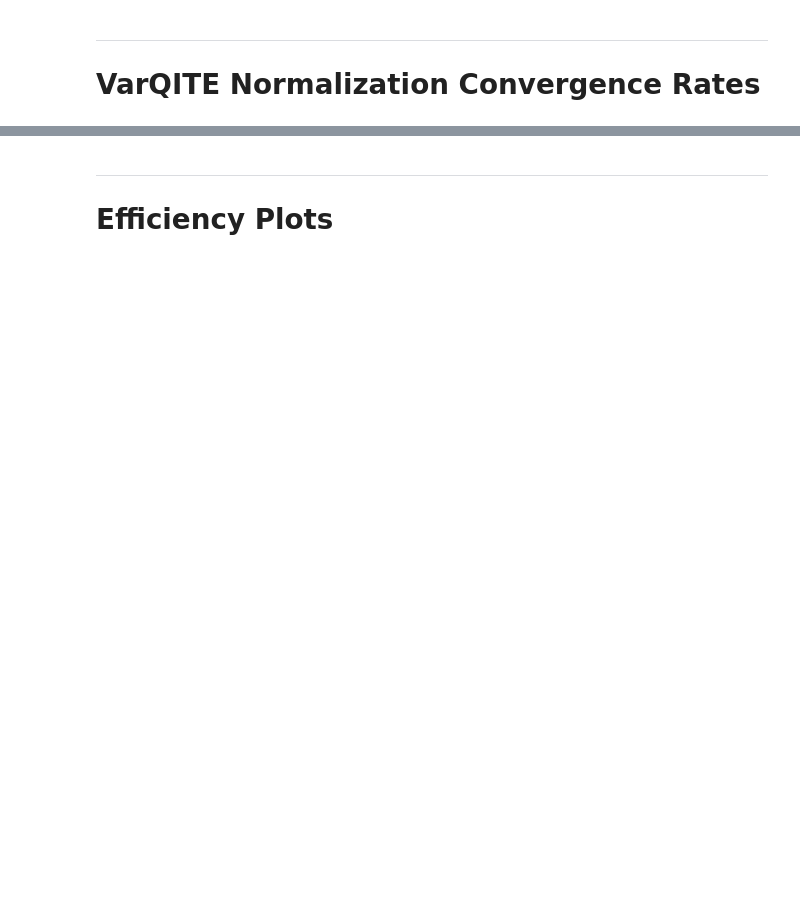
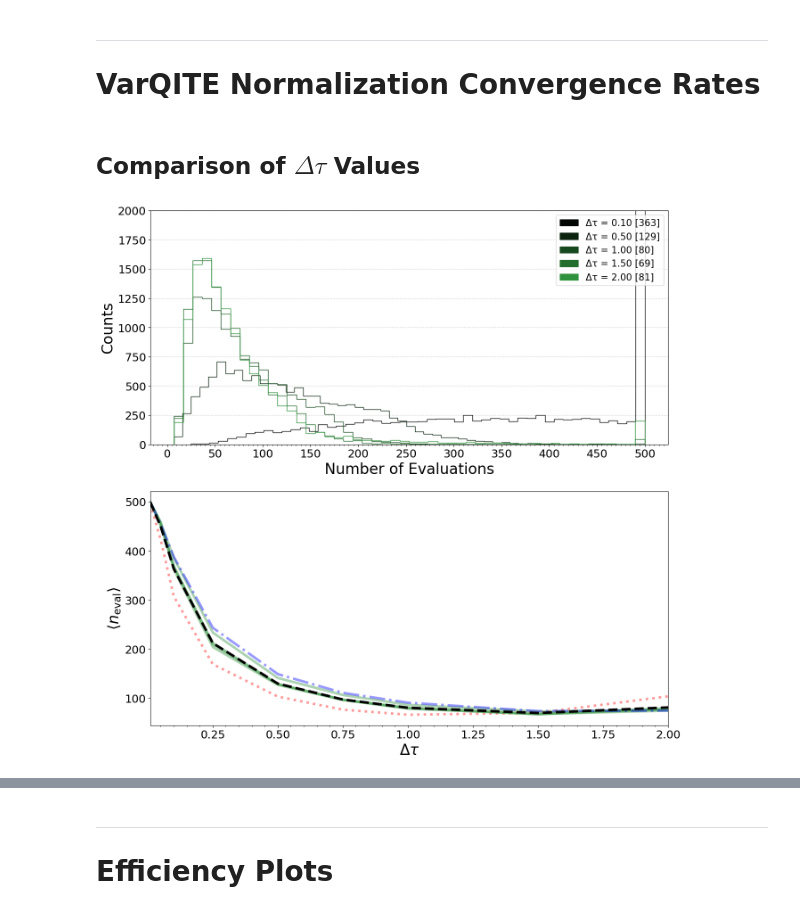
Before and after one commit to crumpstrr33/collider_combinatorics_with_QAs, a Jupyter notebook: analysis.ipynb, the cells around one changed output, grey strips where cells are left out. Cells and saved outputs as stored; diff of their text form; code cells hidden in the pictures; blank space fills up the shorter version.

Commit message:
Update notebook with all the other changes. Also:
- Algorithm data is read in as needed, instead of all at once in the beginning
- This is being saved with the plots shown this time, it's only 4MB

```diff
--- a/analysis.ipynb
+++ b/analysis.ipynb
@@ -88,7 +108,7 @@ LSS = {
     "xqaoa": "solid",
     "falqon": "solid",
     "varqite": "solid",
-    "hemisphere": "dashdot",
+    "hemisphere": ["solid", "dashdot", "dotted"],
     "annealer": "dashed",
 }
 LABELS = {
@@ -100,3 +120,9 @@ LABELS = {
     "hemisphere": "Hemisphere Method",
     "annealer": "Quantum Annealer",
 }
+
+# Where data is saved
+DATA_ROOT = Path(os.environ["DATADIR"]) / "data" / "output"
+# Max depth of the FALQON files
+MAX_FALQON_DEPTH = 2000
+METADATA = parse_data()
@@ -284,0 +311,61 @@ bax.grid(axis="y");
+# %% [markdown]
+## Comparison of $\Delta\tau$ Values
+# %%
+etype, dtype = "ttbar", "parton"
+ham = "H2"
+# Used to find all dtau saves
+inds = parse_with_metadata(
+    ["varqite", "max", "minJij", "maxPij", ham, etype, dtype], METADATA, one_per=False
+)
+dtaus = METADATA[inds][:, -2]
+data = [
+    retrieve_data_by_kwargs(alg="varqite", depth=1, ham=ham, dtau=dtau) for dtau in dtaus
+]
+dtaus = dtaus.astype(float)
+# %%
+# Get the dtaus to sort (since they may not be in order)
+sorted_inds = np.argsort(dtaus)
+# Sort them and the data
+dtaus = dtaus[sorted_inds]
+data = [data[ind] for ind in sorted_inds]
+# Relevant data: total number of evaluations per event
+tot_evals = np.array([[datum[invm]["evals"] for invm in INVMS[:-1]] for datum in data])
+# Get gradient of colors for plot
+dtau_fracs = (dtaus - dtaus.min()) / (dtaus.max() - dtaus.min())
+colors = np.array(multifader(colors=["#000000", COLORS["varqite"]], fractions=dtau_fracs))
+
+fig, axes = plt.subplots(figsize=(15, 15), nrows=2)
+
+# First figure: histogram of total evaluations
+SHOWN_DTAUS = [0.10, 0.50, 1.00, 1.50, 2.00]
+handles = []
+for tot_eval, dtau, color in zip(tot_evals, dtaus, colors):
+    if dtau in SHOWN_DTAUS:
+        label = f"Δτ = {dtau:.2f} [{tot_eval.mean():.0f}]"
+        handles.append(Patch(label=label, color=color))
+        axes[0].hist(tot_eval.ravel(), bins=50, histtype="step", color=color)
+
+axes[0].set_ylabel("Counts")
+axes[0].set_xlabel("Number of Evaluations")
+axes[0].grid(axis="y", ls="dotted")
+axes[0].set_ylim(0, 2000)
+axes[0].xaxis.set_major_locator(MultipleLocator(50))
+axes[0].xaxis.set_minor_locator(MultipleLocator(5))
+axes[0].legend(handles=handles, loc="upper right")
+
+invm_tot_evals = tot_evals.mean(axis=-1)
+mean_tot_evals = tot_evals.mean(axis=(1, 2))
+
+for invm, invm_tot_eval in zip(INVMS[:-1], invm_tot_evals.T):
+    # Style the largest and smallest invariant mass bins
+    ls = {1.00: "dotted", 2.50: "dashdot"}.get(invm, "solid")
+    c = {1.00: "red", 2.50: "blue"}.get(invm, COLORS["varqite"])
+    axes[1].plot(dtaus, invm_tot_eval, c=c, lw=4, ls=ls, alpha=0.4)
+axes[1].plot(dtaus, mean_tot_evals, color="black", lw=4, ls="dashed")
+
+axes[1].xaxis.set_minor_locator(MultipleLocator(0.05))
+axes[1].set_xlim(dtaus[0], dtaus[-1])
+axes[1].set_xlabel(r"$\Delta\tau$")
+axes[1].set_ylabel(r"$\langle n_{\text{eval}}\rangle$");
+# %% [output]
+[figure, added]
```
Also changed, not shown: parts of 70 cells of this notebook.
